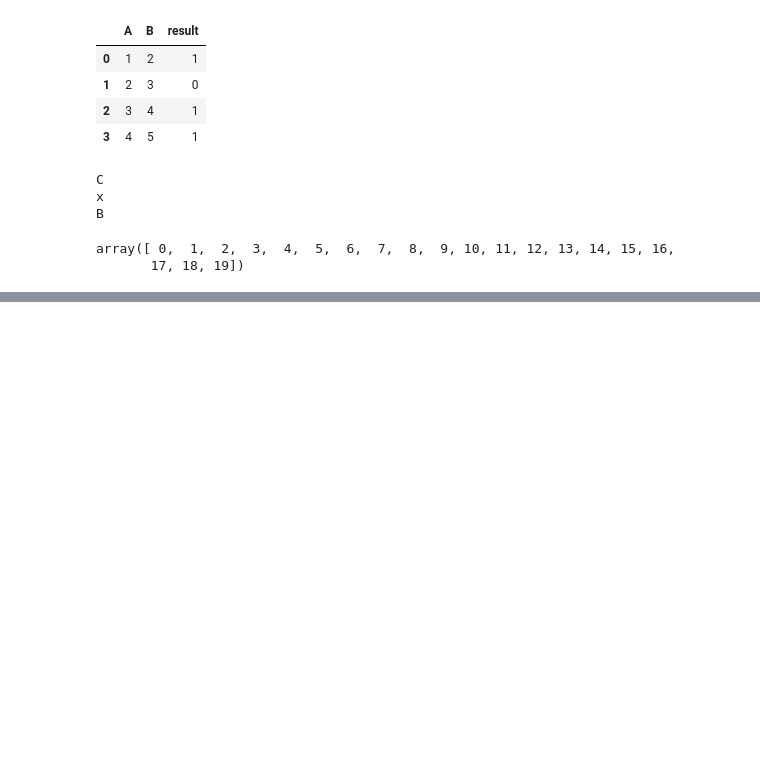
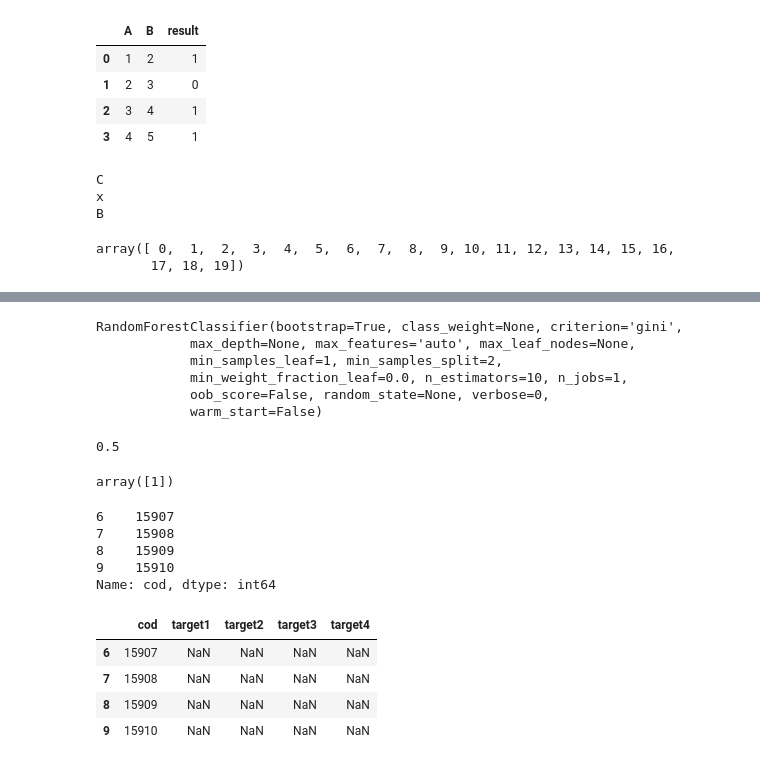
Before and after one commit to sergioml/degree_project, a Jupyter notebook: some_tests.ipynb, the cells around one changed output, grey strips where cells are left out. Cells and saved outputs as stored; diff of their text form; code cells hidden in the pictures; blank space fills up the shorter version.

```diff
--- a/some_tests.ipynb
+++ b/some_tests.ipynb
@@ -100,0 +144,35 @@ plt.scatter(x, z, c='b')
+# %%
+rf.fit(x_train, y_train[:, 0])
+# %% [output]
+RandomForestClassifier(bootstrap=True, class_weight=None, criterion='gini',
+            max_depth=None, max_features='auto', max_leaf_nodes=None,
+            min_samples_leaf=1, min_samples_split=2,
+            min_weight_fraction_leaf=0.0, n_estimators=10, n_jobs=1,
+            oob_score=False, random_state=None, verbose=0,
+            warm_start=False)
+# %%
+rf.score(x_test, y_test[:, 0])
+# %% [output]
+0.5
+# %%
+rf.predict(x_test[1].reshape(1, -1))
+# %% [output]
+array([1])
+# %%
+data['cod'].loc[6:]
+# %% [output]
+6    15907
+7    15908
+8    15909
+9    15910
+Name: cod, dtype: int64
+# %%
+resultados = pd.DataFrame(columns=data.columns.tolist()[0:1] + data.columns.tolist()[4:])
+resultados['cod']  = data['cod'].loc[6:]
+resultados
+# %% [output]
+|  | cod | target1 | target2 | target3 | target4 |
+| 6 | 15907 | NaN | NaN | NaN | NaN |
+| 7 | 15908 | NaN | NaN | NaN | NaN |
+| 8 | 15909 | NaN | NaN | NaN | NaN |
+| 9 | 15910 | NaN | NaN | NaN | NaN |
```
Also changed, not shown: parts of 15 cells of this notebook, 3 other files.
